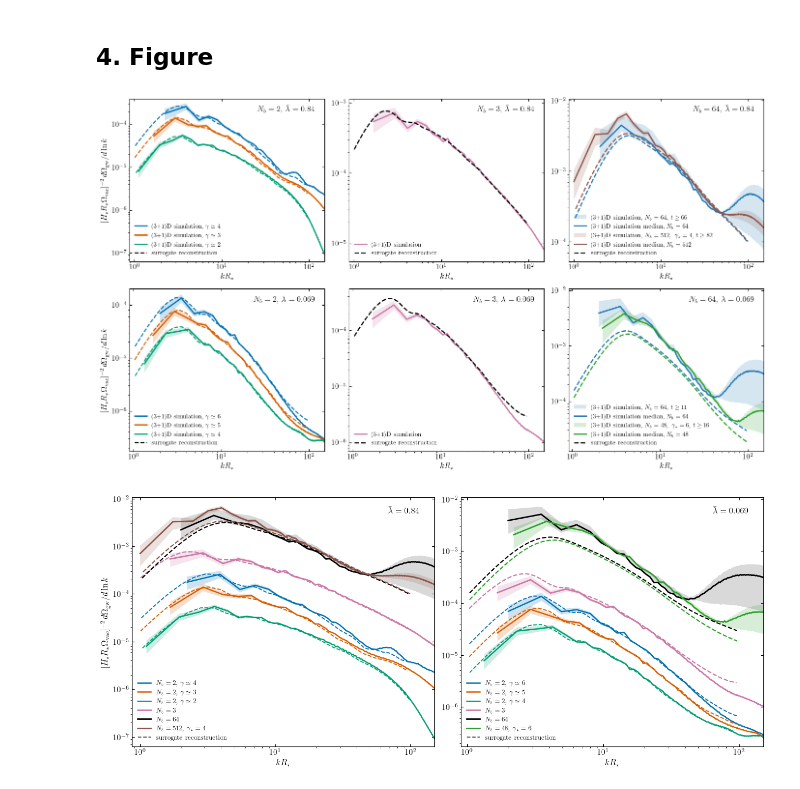
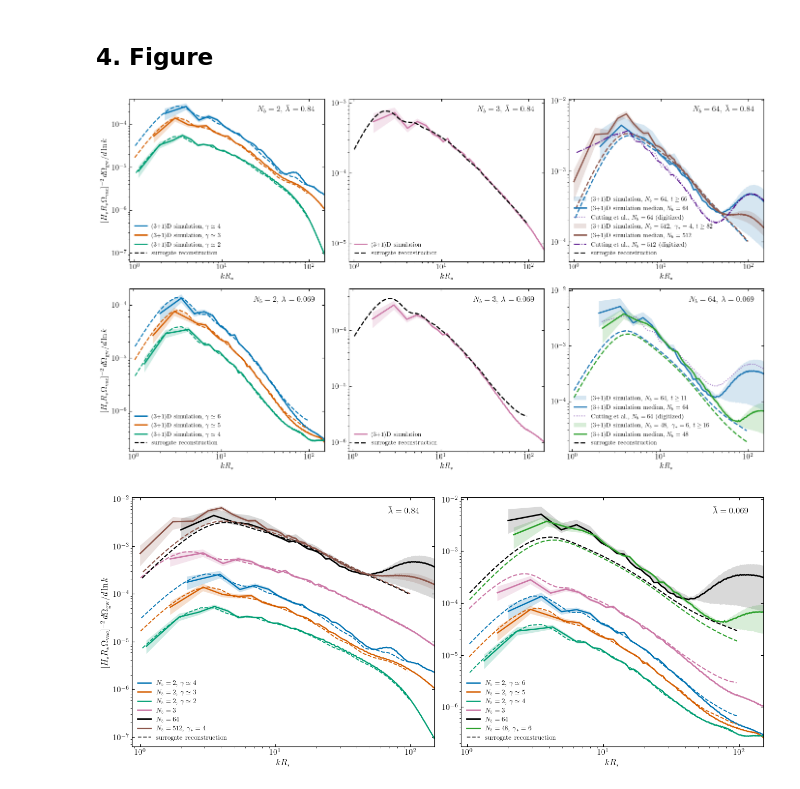
Before and after one commit to MSABuschmann/PhaseTransitionBuilder, a Jupyter notebook: notebooks/22_n2n3n64_surrogate_comparison.ipynb, the cells around one changed output. Drawn from its saved outputs; the diff is of its cells as text; code cells hidden in the pictures.

Commit message:
Add digitized Cutting et al. Fig. 15 points to N_b=64 panels

```diff
--- a/notebooks/22_n2n3n64_surrogate_comparison.ipynb
+++ b/notebooks/22_n2n3n64_surrogate_comparison.ipynb
@@ -529,6 +529,16 @@ color_N48   = 'tab:green'
 color_N512  = 'tab:brown'
 RECON_COLOR = 'black'
 X_MAX = 150.
+
+# Digitized Cutting et al. (Weir 1802...) Fig. 15 points, gamma~4, at
+# N_b=64 and N_b=512 -- already in kR_* / CHW units, no conversion needed
+# (see notebook 06's literature-comparison section for the same files).
+# Added temporarily for a quick sanity check against the literature, not
+# a permanent fixture of this figure.
+CUTTING_LIT_DIR = (REPO_ROOT / 'reference_codes' / 'FirstOrder_GW' /
+                   'collision_weights' / 'Weir1802')
+cutting_lit_b64 = np.loadtxt(CUTTING_LIT_DIR / 'fig15_gamma4_b64.txt', delimiter=',')
+cutting_lit_b512 = np.loadtxt(CUTTING_LIT_DIR / 'fig15_gamma4_b512.txt', delimiter=',')
 
 
 def visible_extent(*xy_pairs, x_min=None, x_max=X_MAX):
@@ -604,6 +614,12 @@ for row_idx, lb in enumerate([0.84, 0.069]):
                                 (r64['kR_sh'], r64['y_max']),
                                 (r64['kR_recon'], r64['y_recon']))]
 
+    # Cutting et al. digitized Fig. 15, gamma~4, N_b=64 -- same gamma_* as
+    # our own N_b=64 realizations in both rows, plotted for reference.
+    ax.plot(cutting_lit_b64[:, 0], cutting_lit_b64[:, 1], color='tab:purple',
+            lw=1.4, ls=':', label='Cutting et al., $N_b=64$ (digitized)')
+    extents64.append(visible_extent((cutting_lit_b64[:, 0], cutting_lit_b64[:, 1])))
+
     if lb == 0.069:
         # second, independent realization: N_b=48, gamma_*=6 -- plotted
         # alongside the N_b=64 case, not instead of it.
@@ -620,34 +636,40 @@ for row_idx, lb in enumerate([0.84, 0.069]):
 
     if lb == 0.84:
         # second, independent realization: N_b=512, gamma_*=4 -- plotted
         # alongside the N_b=64 case, not instead of it.
         r512 = n64_results_N512
         ax.fill_between(r512['kR_sh'], r512['y_min'], r512['y_max'],
                         color=color_N512, alpha=0.18, linewidth=0,
                         label=rf'(3+1)D simulation, $N_b=512,\ \gamma_*=4$, $t\geq{r512["t_range"][0]:.0f}$')
         ax.plot(r512['kR_sh'], r512['y_median'], color=color_N512, lw=2,
                 label='(3+1)D simulation median, $N_b=512$')
         ax.plot(r512['kR_recon'], r512['y_recon'], color=color_N512, lw=1.8, ls='--')
         extents64.append(visible_extent((r512['kR_sh'], r512['y_min']),
                                         (r512['kR_sh'], r512['y_max']),
                                         (r512['kR_recon'], r512['y_recon'])))
 
+        # Cutting et al. digitized Fig. 15, gamma~4, N_b=512 -- matches
+        # our N_b=512 addition above, only relevant in this row.
+        ax.plot(cutting_lit_b512[:, 0], cutting_lit_b512[:, 1], color='indigo',
+                lw=1.4, ls='-.', label='Cutting et al., $N_b=512$ (digitized)')
+        extents64.append(visible_extent((cutting_lit_b512[:, 0], cutting_lit_b512[:, 1])))
+
     ax.plot([], [], color=RECON_COLOR, lw=1.8, ls='--', label='surrogate reconstruction')
 
     x_min = min(e[0] for e in extents64)
     ymin = min(e[1] for e in extents64)
     ymax = max(e[2] for e in extents64)
     style_panel(ax, x_min, ymin, ymax, rf'$N_b=64$,  $\bar\lambda={lb}$')
 
 ylabel = r'$[H_*R_*\Omega_{\rm vac}]^{-2}\,d\Omega_{\rm gw}/d\ln k$'
 axes[0, 0].set_ylabel(ylabel, fontsize=12)
 axes[1, 0].set_ylabel(ylabel, fontsize=12)
 
 fig.tight_layout()
 fig.savefig(PLOTS_DIR / 'n2n3n64_surrogate_grid.pdf', bbox_inches='tight')
 plt.show()
 # %% [output]
-[figure, old version]
+[figure, new version]
 # %%
 # --- Combined view: N=2/N=3/N=64 all on one panel per lambda_bar ---
 fig2, axes2 = plt.subplots(1, 2, figsize=(13, 5.5))
```
Also changed, not shown: 2 other files.
